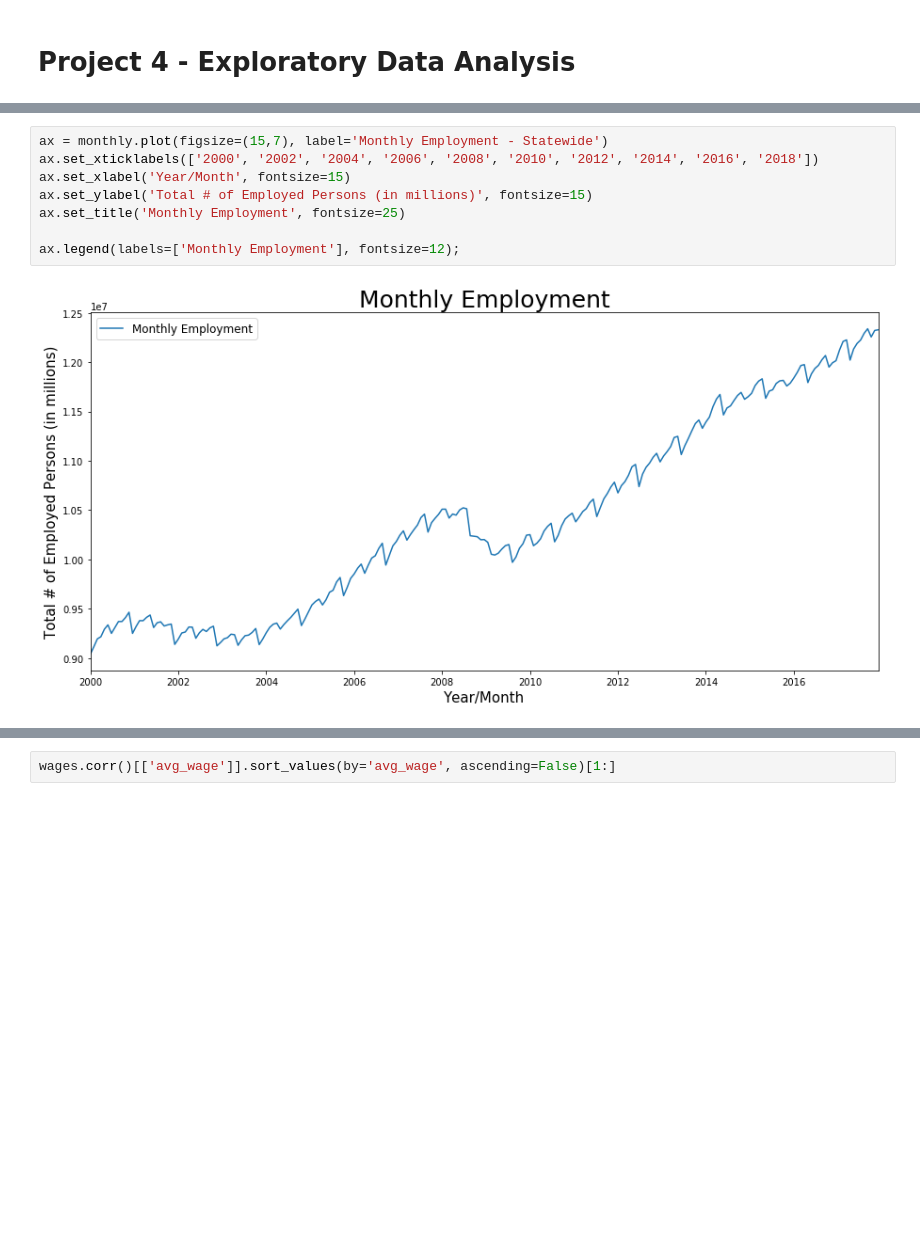
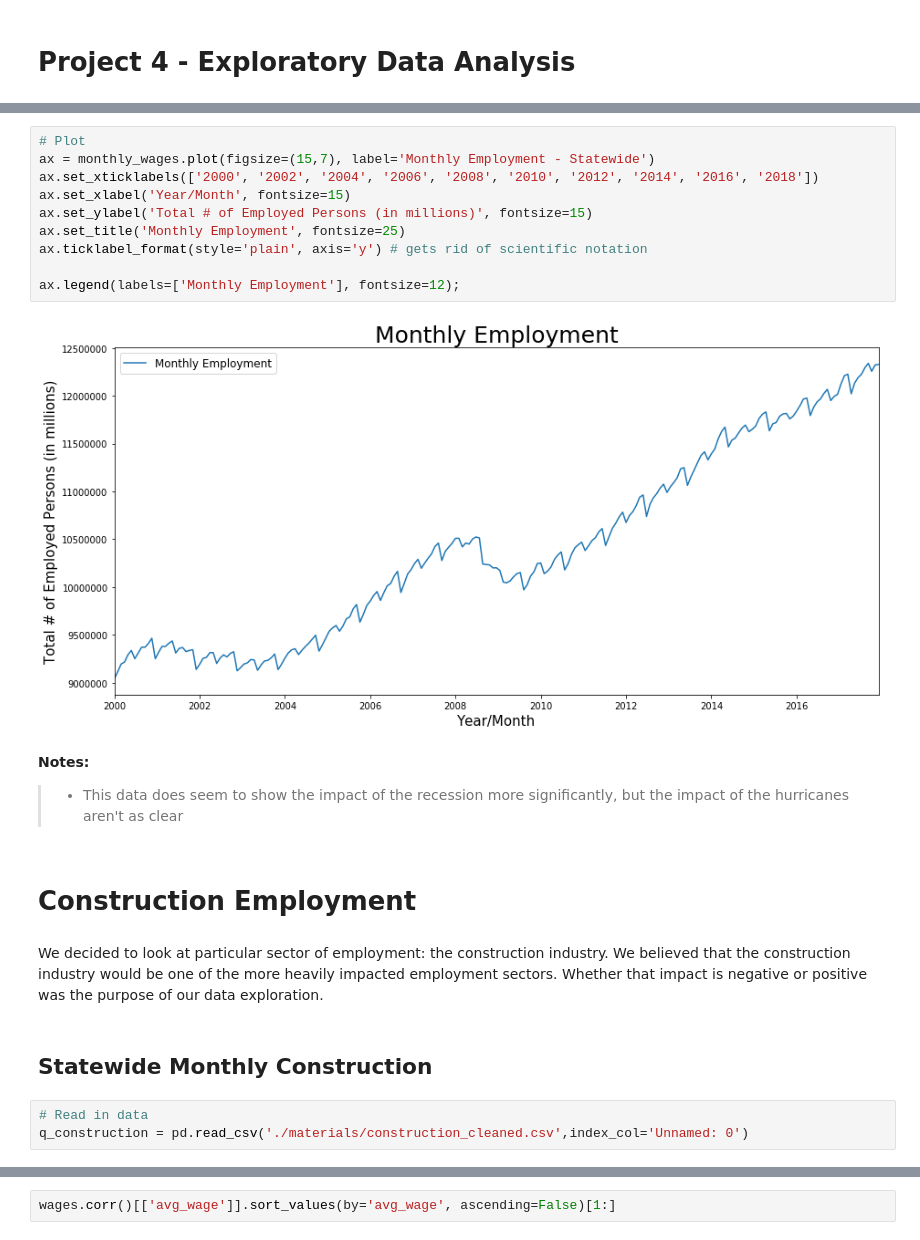
Before and after one commit to GraceCampbell/Project-4, a Jupyter notebook: project-4-eda.ipynb, the cells around one changed output, grey strips where cells are left out. Drawn from its saved outputs; the diff is of its cells as text; blank space fills up the shorter version.

```diff
--- a/project-4-eda.ipynb
+++ b/project-4-eda.ipynb
@@ -57,10 +88,24 @@ plot_acf_pacf(pre_harvey, 52, '1 Year', 'Statewide')
 # %%
-ax = monthly.plot(figsize=(15,7), label='Monthly Employment - Statewide')
+# Plot
+ax = monthly_wages.plot(figsize=(15,7), label='Monthly Employment - Statewide')
 ax.set_xticklabels(['2000', '2002', '2004', '2006', '2008', '2010', '2012', '2014', '2016', '2018'])
 ax.set_xlabel('Year/Month', fontsize=15)
 ax.set_ylabel('Total # of Employed Persons (in millions)', fontsize=15)
 ax.set_title('Monthly Employment', fontsize=25)
+ax.ticklabel_format(style='plain', axis='y') # gets rid of scientific notation
 
 ax.legend(labels=['Monthly Employment'], fontsize=12);
 # %% [output]
-[figure, old version]
+[figure, new version]
+# %% [markdown]
+**Notes:**
+> * This data does seem to show the impact of the recession more significantly, but the impact of the hurricanes aren't as clear
+# %% [markdown]
+# Construction Employment
+# %% [markdown]
+We decided to look at particular sector of employment: the construction industry. We believed that the construction industry would be one of the more heavily impacted employment sectors. Whether that impact is negative or positive was the purpose of our data exploration.
+# %% [markdown]
+## Statewide Monthly Construction
+# %%
+# Read in data
+q_construction = pd.read_csv('./materials/construction_cleaned.csv',index_col='Unnamed: 0')
```
Also changed, not shown: parts of 103 cells of this notebook.
